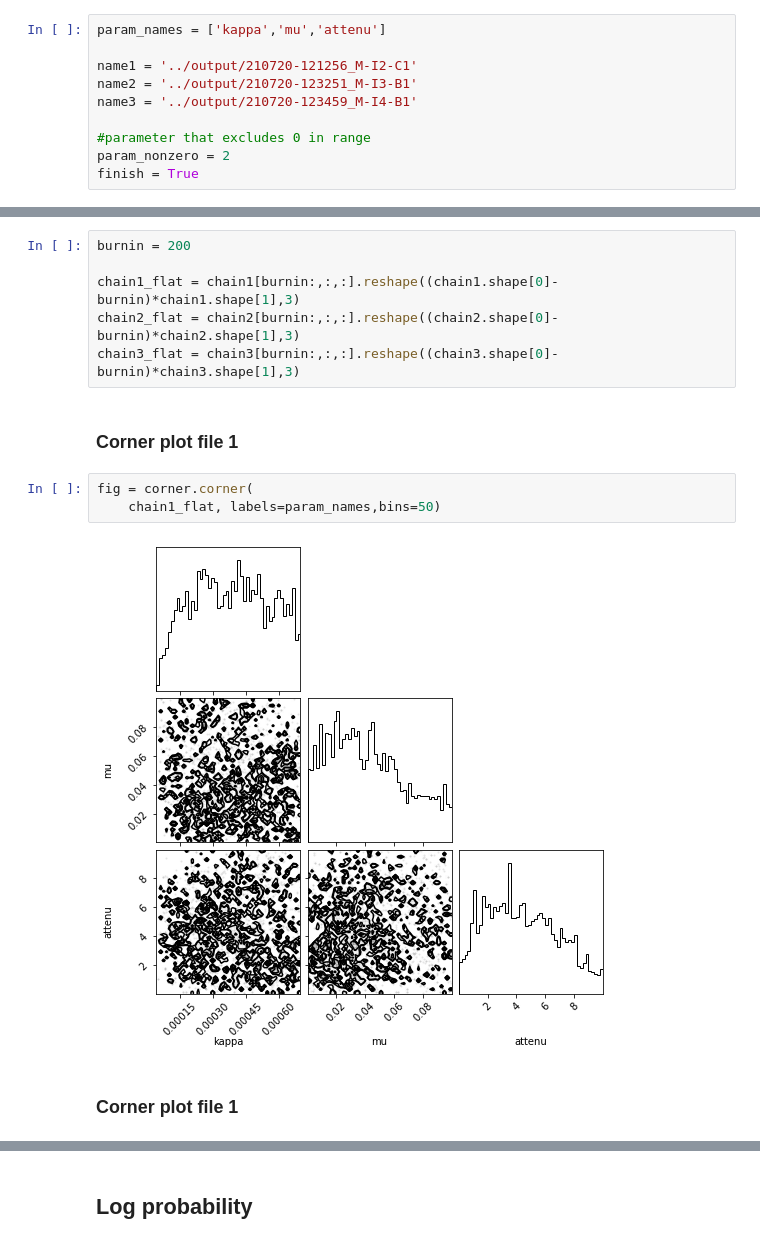
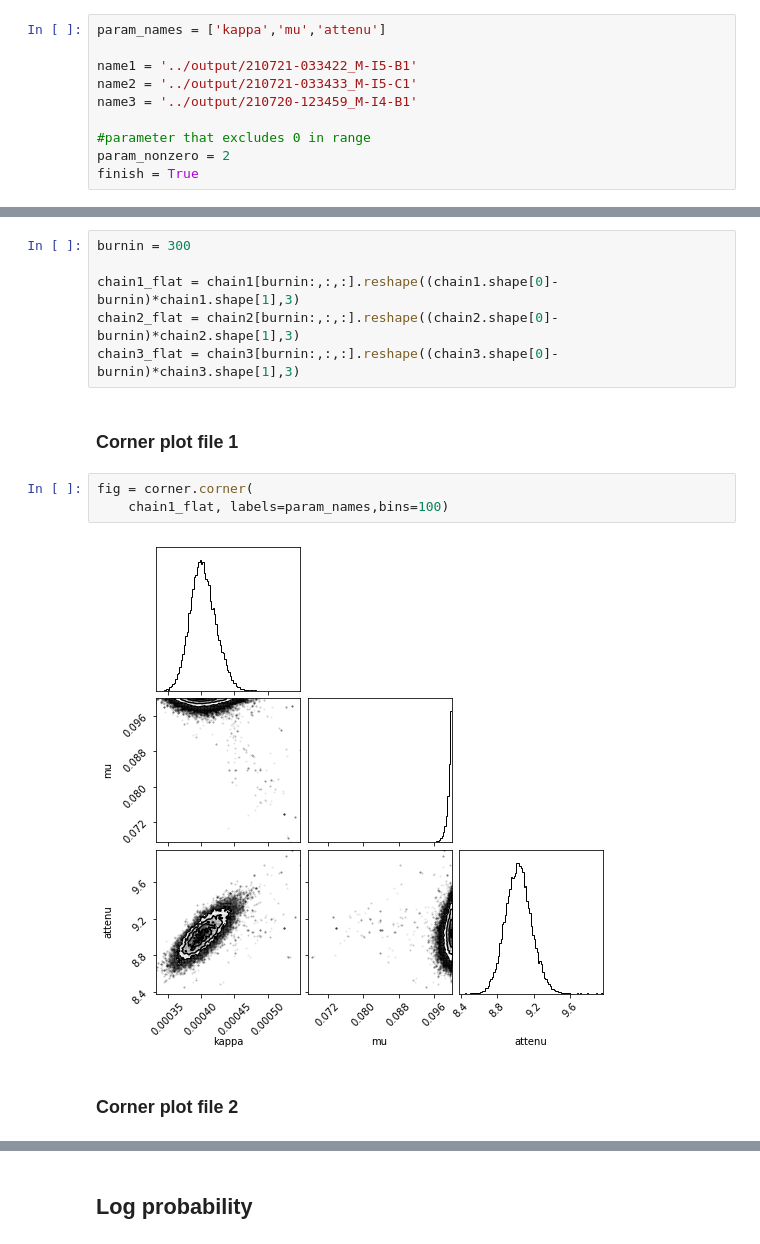
Before and after one commit to reykboerner/diusst, a Jupyter notebook: analysis/bayesian_view.ipynb, the cells around one changed output, grey strips where cells are left out. Drawn from its saved outputs; the diff is of its cells as text.

```diff
--- a/analysis/bayesian_view.ipynb
+++ b/analysis/bayesian_view.ipynb
@@ -6,8 +6,8 @@ import corner
 # %%
 param_names = ['kappa','mu','attenu']
 
-name1 = '../output/210720-121256_M-I2-C1'
-name2 = '../output/210720-123251_M-I3-B1'
+name1 = '../output/210721-033422_M-I5-B1'
+name2 = '../output/210721-033433_M-I5-C1'
 name3 = '../output/210720-123459_M-I4-B1'
 
 #parameter that excludes 0 in range
@@ -66,7 +66,7 @@ plt.show()
 # %% [markdown]
 ### Choose burnin
 # %%
-burnin = 200
+burnin = 300
 
 chain1_flat = chain1[burnin:,:,:].reshape((chain1.shape[0]-burnin)*chain1.shape[1],3)
 chain2_flat = chain2[burnin:,:,:].reshape((chain2.shape[0]-burnin)*chain2.shape[1],3)
@@ -75,10 +75,10 @@ chain3_flat = chain3[burnin:,:,:].reshape((chain3.shape[0]-burnin)*chain3.shape[
 ### Corner plot file 1
 # %%
 fig = corner.corner(
-    chain1_flat, labels=param_names,bins=50)
+    chain1_flat, labels=param_names,bins=100)
 # %% [output]
-[figure, old version]
+[figure, new version]
 # %% [markdown]
-### Corner plot file 1
+### Corner plot file 2
 # %%
 fig = corner.corner(
```
Also changed, not shown: parts of 6 cells of this notebook, 7 other files.
